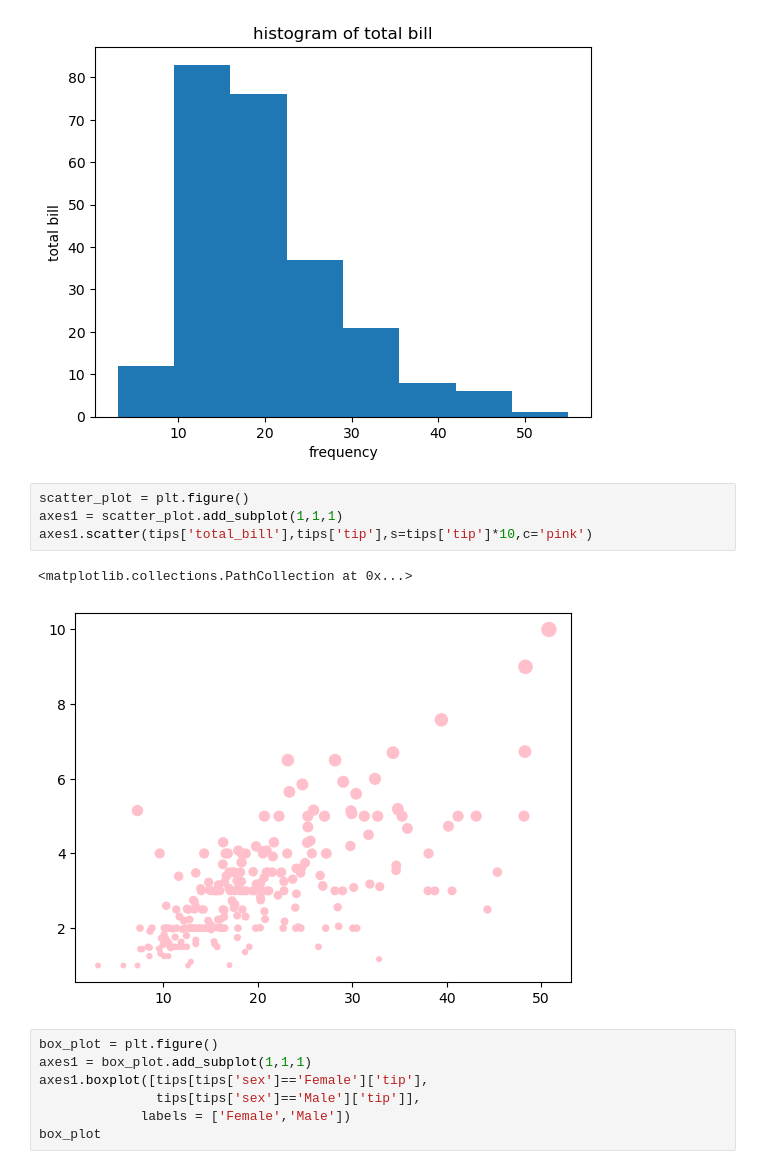
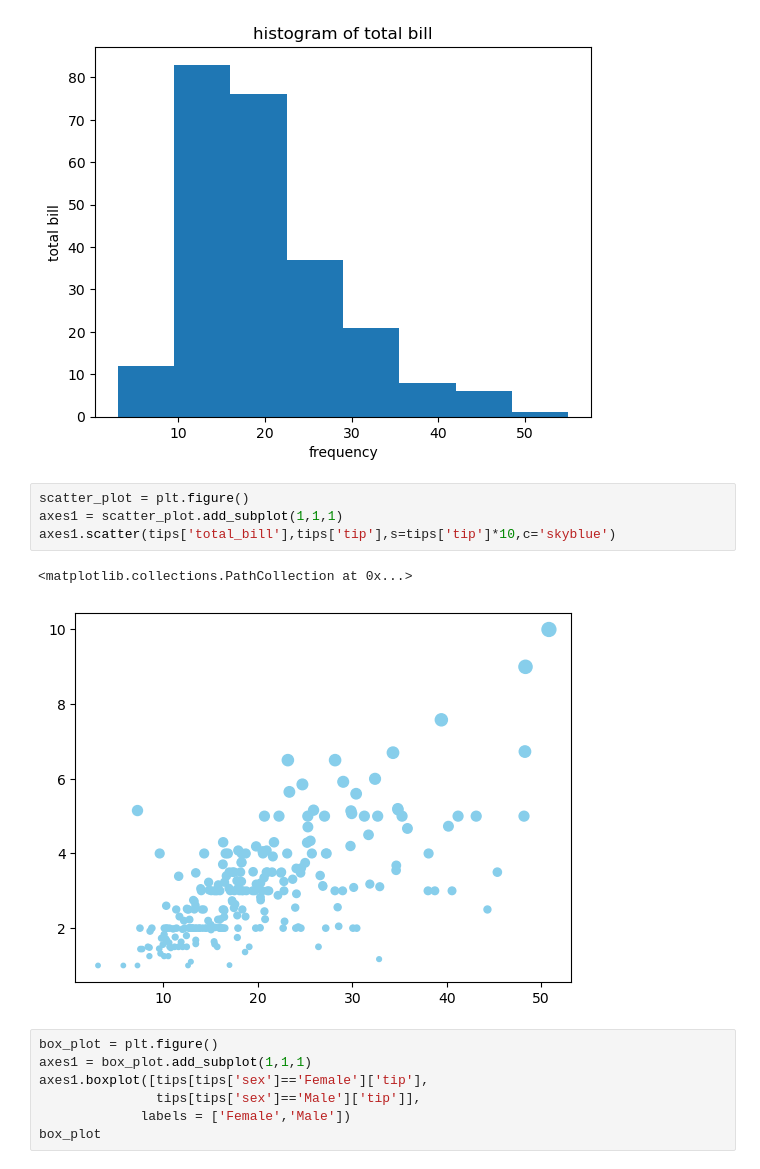
Before and after one commit to 107131n/phython_ex, a Jupyter notebook: 06_pandas/ch04.ipynb, the cells around one changed output. Cells and saved outputs as stored; diff of their text form.

```diff
--- a/06_pandas/ch04.ipynb
+++ b/06_pandas/ch04.ipynb
@@ -118,10 +118,10 @@ Text(0, 0.5, 'total bill')
 # %%
 scatter_plot = plt.figure()
 axes1 = scatter_plot.add_subplot(1,1,1)
-axes1.scatter(tips['total_bill'],tips['tip'],s=tips['tip']*10,c='pink')
+axes1.scatter(tips['total_bill'],tips['tip'],s=tips['tip']*10,c='skyblue')
 # %% [output]
 <matplotlib.collections.PathCollection at 0x...>
-[figure, old version]
+[figure, new version]
 # %%
 box_plot = plt.figure()
 axes1 = box_plot.add_subplot(1,1,1)
```
Also changed, not shown: 9 other files.
